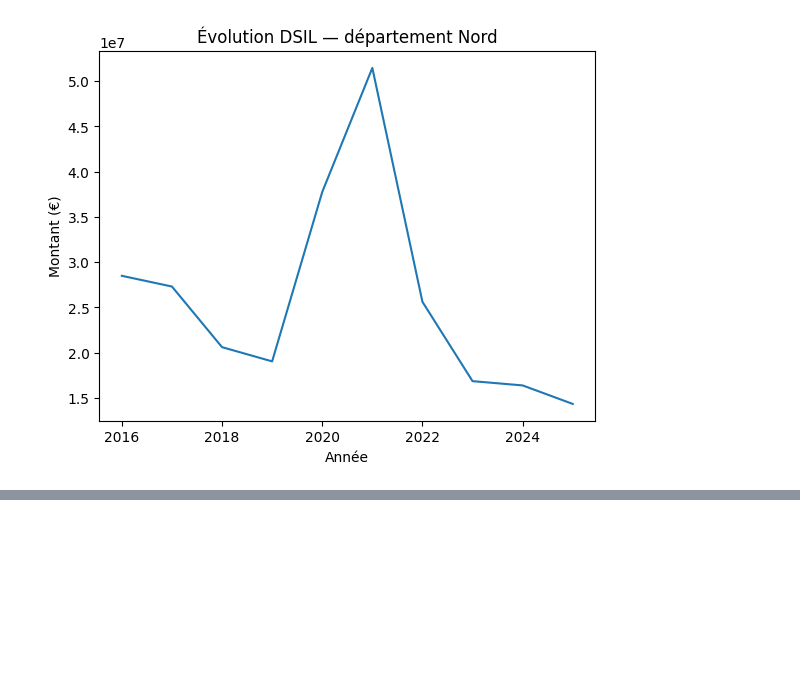
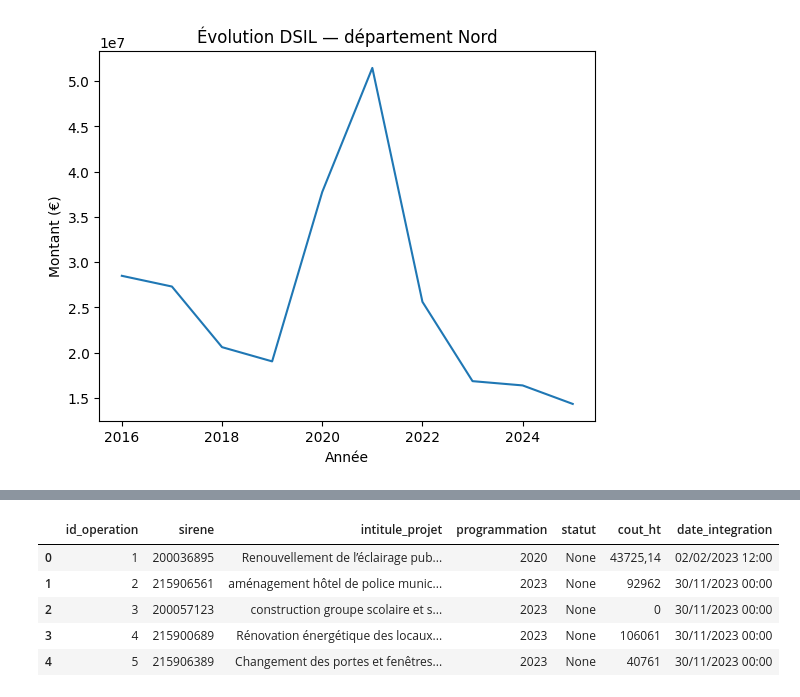
Before and after one commit to Antonlei59/projet1-aenord, a Jupyter notebook: notebooks/01_chargement_agregations.ipynb, the cells around one changed output, grey strips where cells are left out. Saved outputs shown, nothing was run; the diff lists cells and outputs as text; code cells hidden in the pictures; blank space fills up the shorter version.

```diff
--- a/notebooks/01_chargement_agregations.ipynb
+++ b/notebooks/01_chargement_agregations.ipynb
@@ -187,3 +196,7 @@ plt.ylabel('Montant (€)')
 plt.show()
 # %% [output]
 [figure]
+# %%
+from sqlalchemy import create_engine
+engine = create_engine('postgresql+psycopg2://postgres:postgres@localhost:5432/AENord')
+print(engine)
@@ -189,0 +229,9 @@ plt.show()
+# %%
+pd.read_sql('SELECT * FROM operation LIMIT 5', engine)
+# %% [output]
+|  | id_operation | sirene | intitule_projet | programmation | statut | cout_ht | date_integration |
+| 0 | 1 | 200036895 | Renouvellement de l’éclairage pub... | 2020 | None | 43725,14 | 02/02/2023 12:00 |
+| 1 | 2 | 215906561 | aménagement hôtel de police munic... | 2023 | None | 92962 | 30/11/2023 00:00 |
+| 2 | 3 | 200057123 | construction groupe scolaire et s... | 2023 | None | 0 | 30/11/2023 00:00 |
+| 3 | 4 | 215900689 | Rénovation énergétique des locaux... | 2023 | None | 106061 | 30/11/2023 00:00 |
+| 4 | 5 | 215906389 | Changement des portes et fenêtres... | 2023 | None | 40761 | 30/11/2023 00:00 |
```
Also changed, not shown: parts of 15 cells of this notebook, 24 other files.
